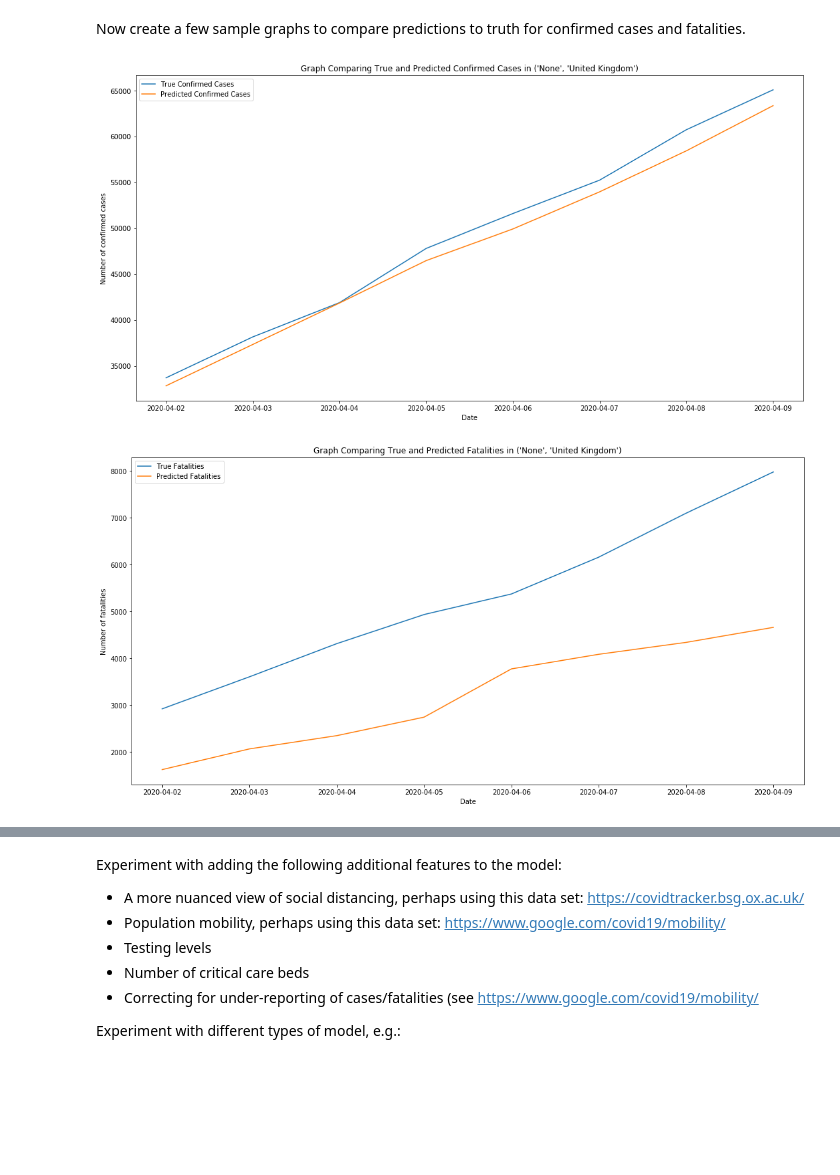
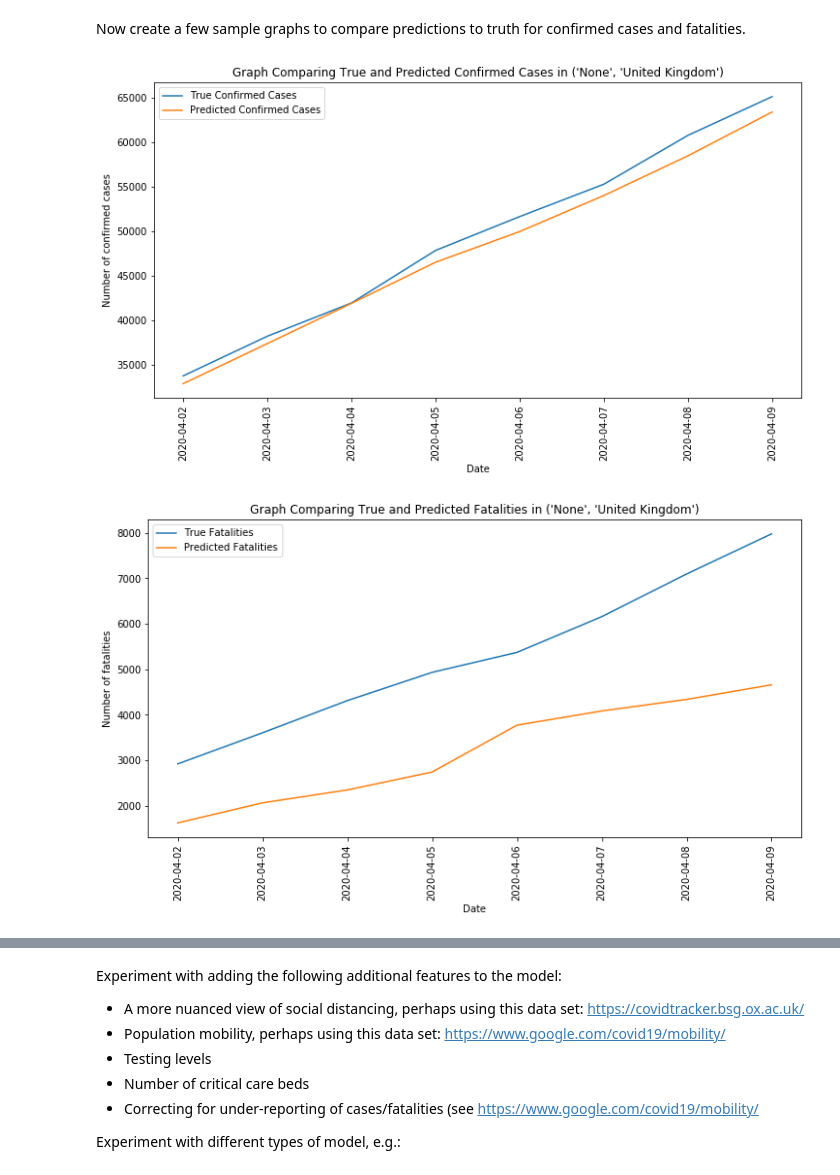
Before and after one commit to mattjezza/covid19-modelling, a Jupyter notebook: COVID-19-Prediction.ipynb, the cells around one changed output, grey strips where cells are left out. Saved outputs shown, nothing was run; the diff lists cells and outputs as text; code cells hidden in the pictures; blank space fills up the shorter version.

```diff
--- a/COVID-19-Prediction.ipynb
+++ b/COVID-19-Prediction.ipynb
@@ -1239,30 +1158,32 @@ Now create a few sample graphs to compare predictions to truth for confirmed cas
 # %%
 sample_locations = [('None', 'United Kingdom'), ('None', 'Korea, South'), ('None', 'Germany')]
 test_p_c_groups = df_train.groupby(['Province_State', 'Country_Region'])
 pred_p_c_groups = df_test.groupby(['Province_State', 'Country_Region'])
 for loc in sample_locations:
     test_grp = test_p_c_groups.get_group(loc)
     pred_grp = pred_p_c_groups.get_group(loc)
     test = test_grp[test_grp['Date'] >= FIRST_STORED_PUB_PRED_DATE]
     pred = pred_grp[(pred_grp['Date'] >= FIRST_STORED_PUB_PRED_DATE) &
                      (pred_grp['Date'] <= LAST_PRIV_TRAIN_DATE)]
-    plt.figure(figsize=(18, 9))
+    plt.figure(figsize=(12, 6))
     plt.plot(test['Date'], test['ConfirmedCases'], label = 'True Confirmed Cases')
     plt.plot(pred['Date'], pred['ConfirmedCases'], label = 'Predicted Confirmed Cases')
     plt.xlabel('Date')
     plt.ylabel('Number of confirmed cases')
+    plt.xticks(rotation='vertical')
     plt.legend()
     plt.title('Graph Comparing True and Predicted Confirmed Cases in {0}'.format(loc))
     plt.show()
 
-    plt.figure(figsize=(18, 9))
+    plt.figure(figsize=(12, 6))
     plt.plot(test['Date'], test['Fatalities'], label = 'True Fatalities')
     plt.plot(pred['Date'], pred['Fatalities'], label = 'Predicted Fatalities')
     plt.xlabel('Date')
     plt.ylabel('Number of fatalities')
+    plt.xticks(rotation='vertical')
     plt.legend()
     plt.title('Graph Comparing True and Predicted Fatalities in {0}'.format(loc))
     plt.show()
 # %% [output]
-[figure, old version]
+[figure, new version]
-[figure, old version]
+[figure, new version]
```
Also changed, not shown: parts of 35 cells of this notebook.
